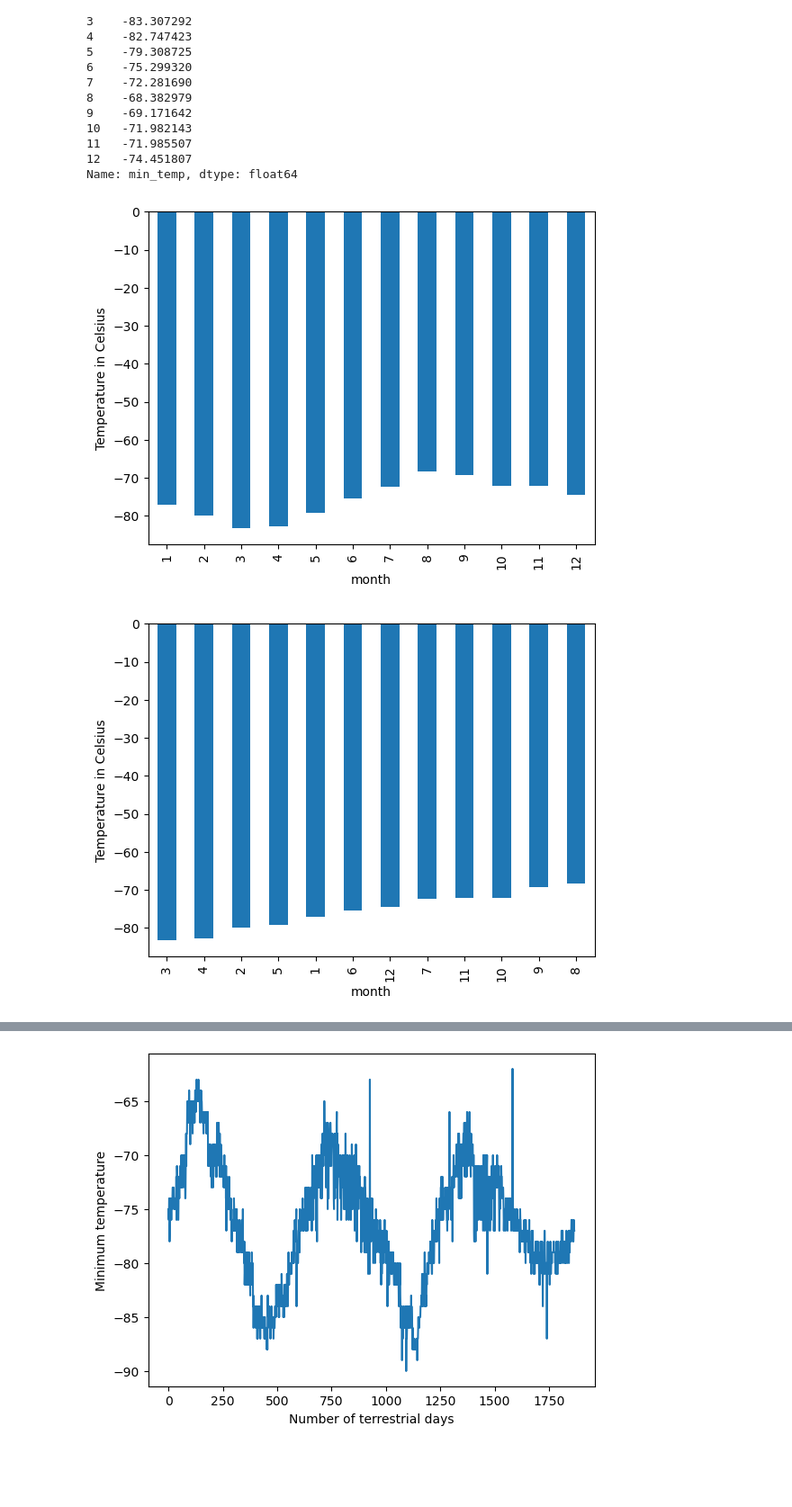
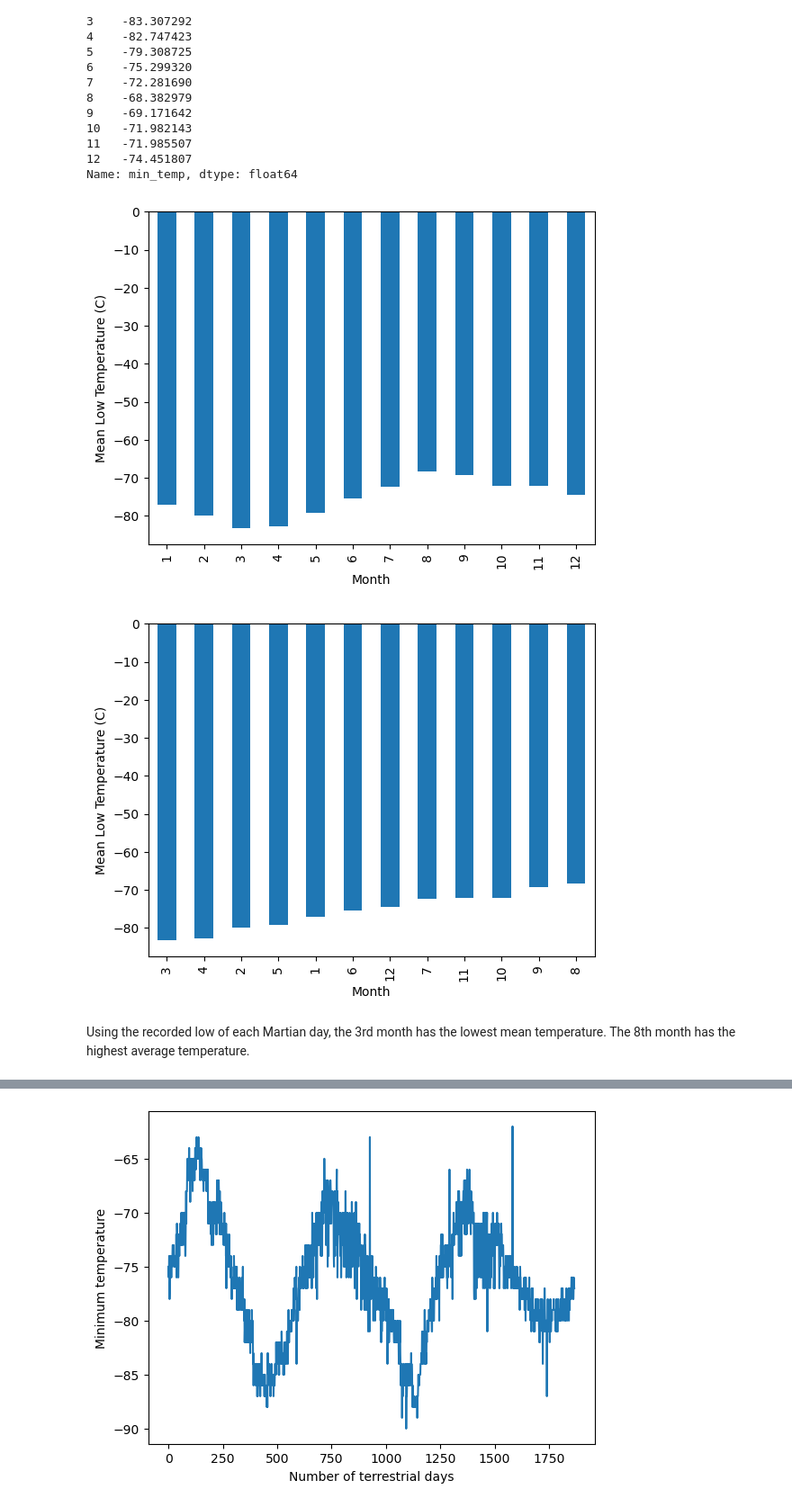
Before and after one commit to AshleyJubilee/mars-scraper-challenge, a Jupyter notebook: part_2_mars_weather.ipynb, the cells around one changed output, grey strips where cells are left out. Shown at 90% size. Cells and saved outputs as stored; diff of their text form; code cells hidden in the pictures; blank space fills up the shorter version.

```diff
--- a/part_2_mars_weather.ipynb
+++ b/part_2_mars_weather.ipynb
@@ -108,6 +108,6 @@ pressure            object
 dtype: object
 # %%
 # Change data types for data analysis
-marsDataTypes = marsData.astype({'terrestrial_date': 'datetime64[ns]', 'sol': 'int64', 'ls': 'int64', 'month': 'int64', 'min_temp': 'float64', 'pressure': 'float64'})
+marsData = marsData.astype({'terrestrial_date': 'datetime64[ns]', 'sol': 'int64', 'ls': 'int64', 'month': 'int64', 'min_temp': 'float64', 'pressure': 'float64'})
 # %%
 # Confirm type changes were successful by examining data types again
@@ -160,5 +167,7 @@ Name: month, dtype: int64
 # %%
 # 3. What is the average low temperature by month?
+marsMinMonth = marsData.groupby('month')['min_temp'].mean()
+marsMinMonth
 # %% [output]
 month
 1    -77.160920
@@ -176,11 +185,16 @@ month
 Name: min_temp, dtype: float64
 # %%
 # Plot the average temperature by month
+marsMinBar = marsMinMonth.plot.bar(xlabel='Month', ylabel='Mean Low Temperature (C)')
 # %% [output]
-[figure, old version]
+[figure, new version]
 # %%
 # Identify the coldest and hottest months in Curiosity's location
+marsMinMonthSort = marsMinMonth.sort_values()
+marsMinSortbar = marsMinMonthSort.plot.bar(xlabel='Month', ylabel='Mean Low Temperature (C)')
 # %% [output]
-[figure, old version]
+[figure, new version]
+# %% [markdown]
+Using the recorded low of each Martian day, the 3rd month has the lowest mean temperature. The 8th month has the highest average temperature.
 # %%
 # 4. Average pressure by Martian month
```
Also changed, not shown: parts of 11 cells of this notebook, 1 other file.
